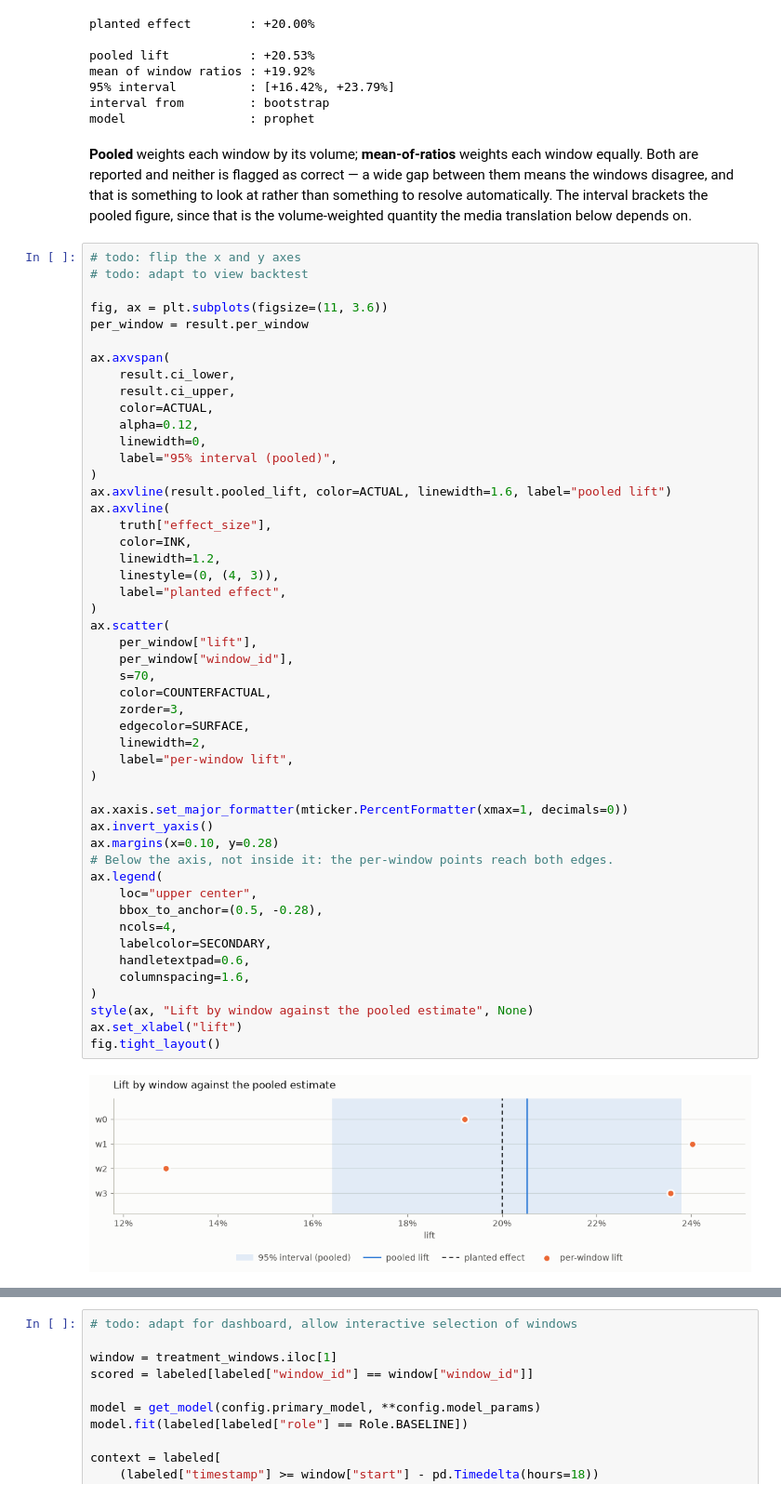
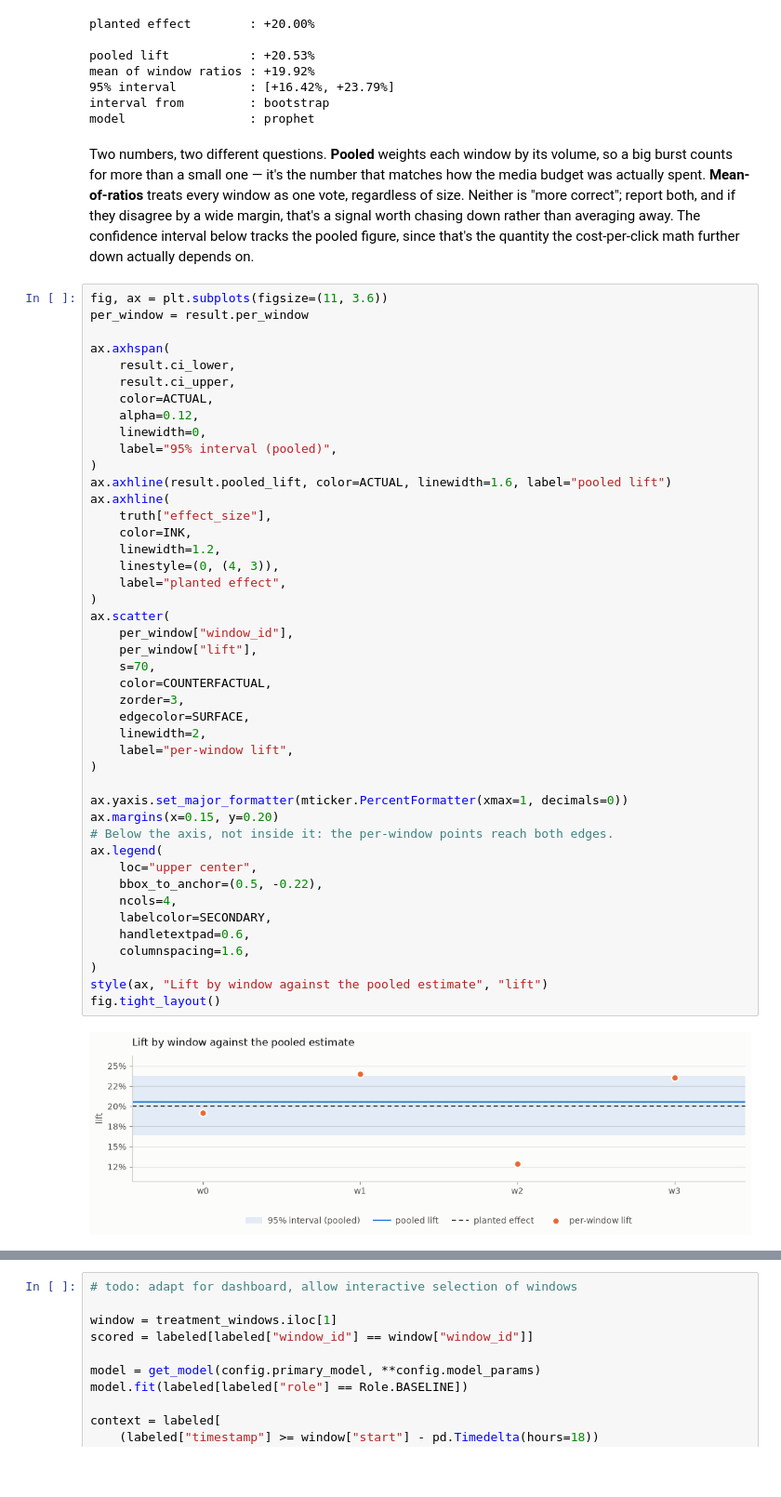
Before and after one commit to jeffreyparks/incrementality-framework, a Jupyter notebook: notebooks/01-single-unit-demo.ipynb, the cells around one changed output, grey strips where cells are left out. Shown at 93% size. Drawn from its saved outputs; the diff is of its cells as text; blank space fills up the shorter version.

```diff
--- a/notebooks/01-single-unit-demo.ipynb
+++ b/notebooks/01-single-unit-demo.ipynb
@@ -266,60 +300,57 @@ mean of window ratios : +19.92%
 95% interval          : [+16.42%, +23.79%]
 interval from         : bootstrap
 model                 : prophet
-# %% [markdown]
-**Pooled** weights each window by its volume; **mean-of-ratios** weights each window
-equally. Both are reported and neither is flagged as correct — a wide gap between
-them means the windows disagree, and that is something to look at rather than
-something to resolve automatically. The interval brackets the pooled figure, since
-that is the volume-weighted quantity the media translation below depends on.
+# %% [markdown]
+Two numbers, two different questions. **Pooled** weights each window by its
+volume, so a big burst counts for more than a small one — it's the number that
+matches how the media budget was actually spent. **Mean-of-ratios** treats every
+window as one vote, regardless of size. Neither is "more correct"; report both, and
+if they disagree by a wide margin, that's a signal worth chasing down rather than
+averaging away. The confidence interval below tracks the pooled figure, since
+that's the quantity the cost-per-click math further down actually depends on.
 # %%
-# todo: flip the x and y axes
-# todo: adapt to view backtest
-
 fig, ax = plt.subplots(figsize=(11, 3.6))
 per_window = result.per_window
 
-ax.axvspan(
+ax.axhspan(
     result.ci_lower,
     result.ci_upper,
     color=ACTUAL,
     alpha=0.12,
     linewidth=0,
     label="95% interval (pooled)",
 )
-ax.axvline(result.pooled_lift, color=ACTUAL, linewidth=1.6, label="pooled lift")
-ax.axvline(
+ax.axhline(result.pooled_lift, color=ACTUAL, linewidth=1.6, label="pooled lift")
+ax.axhline(
     truth["effect_size"],
     color=INK,
     linewidth=1.2,
     linestyle=(0, (4, 3)),
     label="planted effect",
 )
 ax.scatter(
+    per_window["window_id"],
     per_window["lift"],
-    per_window["window_id"],
     s=70,
     color=COUNTERFACTUAL,
     zorder=3,
     edgecolor=SURFACE,
     linewidth=2,
     label="per-window lift",
 )
 
-ax.xaxis.set_major_formatter(mticker.PercentFormatter(xmax=1, decimals=0))
-ax.invert_yaxis()
-ax.margins(x=0.10, y=0.28)
+ax.yaxis.set_major_formatter(mticker.PercentFormatter(xmax=1, decimals=0))
+ax.margins(x=0.15, y=0.20)
 # Below the axis, not inside it: the per-window points reach both edges.
 ax.legend(
     loc="upper center",
-    bbox_to_anchor=(0.5, -0.28),
+    bbox_to_anchor=(0.5, -0.22),
     ncols=4,
     labelcolor=SECONDARY,
     handletextpad=0.6,
     columnspacing=1.6,
 )
-style(ax, "Lift by window against the pooled estimate", None)
-ax.set_xlabel("lift")
+style(ax, "Lift by window against the pooled estimate", "lift")
 fig.tight_layout()
 # %% [output]
-[figure, old version]
+[figure, new version]
```
Also changed, not shown: parts of 26 cells of this notebook, 1 other file.
